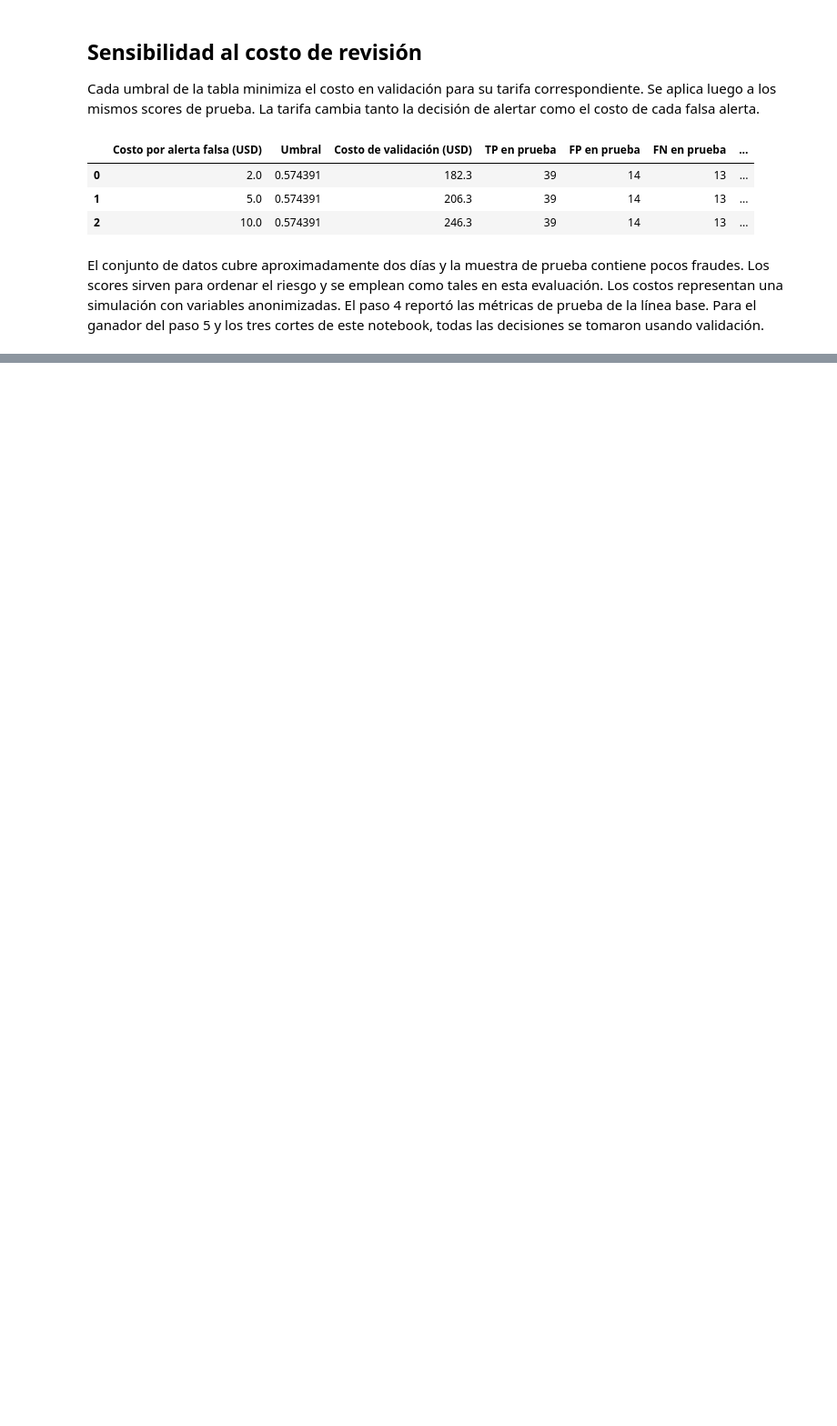
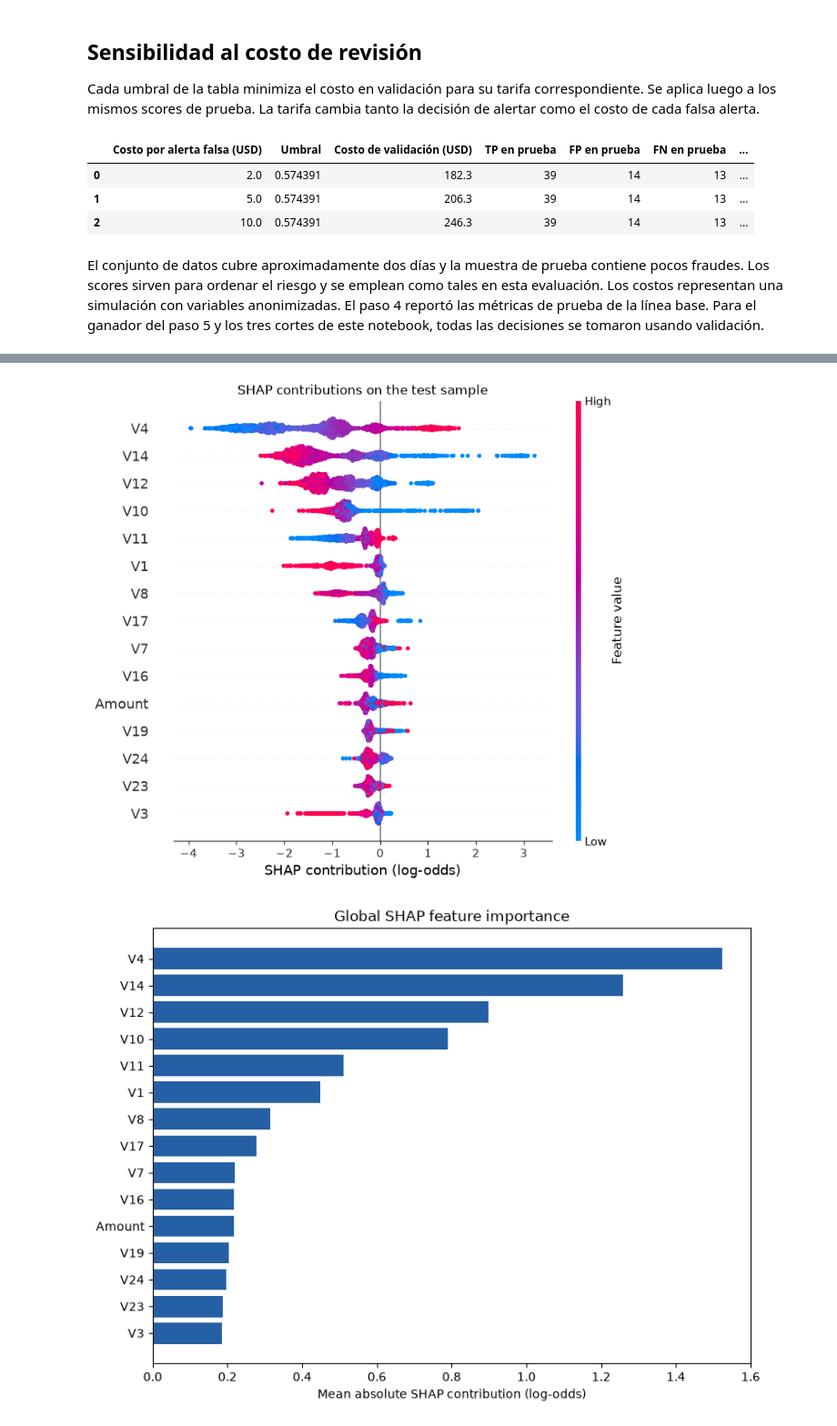
Before and after one commit to luis19vallejo02/fraud-detection, a Jupyter notebook: notebooks/04_evaluation_shap.ipynb, the cells around one changed output, grey strips where cells are left out. Shown at 91% size. Drawn from its saved outputs; the diff is of its cells as text; code cells hidden in the pictures; blank space fills up the shorter version.

Commit message:
feat: add executed SHAP explanations to the final evaluation

```diff
--- a/notebooks/04_evaluation_shap.ipynb
+++ b/notebooks/04_evaluation_shap.ipynb
@@ -267,0 +302,26 @@ El conjunto de datos cubre aproximadamente dos días y la muestra de prueba cont
+# %%
+np.random.seed(SEED)
+shap.plots.beeswarm(explanations, max_display=15, group_remaining_features=False, show=False)
+ax = plt.gca()
+ax.set(title="SHAP contributions on the test sample", xlabel="SHAP contribution (log-odds)")
+ax.figure.savefig(figure_dir / "08_shap_summary.png", dpi=150, bbox_inches="tight")
+plt.show()
+plt.close(ax.figure)
+
+mean_abs_shap = pd.Series(np.abs(explanations.values).mean(axis=0), index=feature_columns)
+top_shap = mean_abs_shap.nlargest(15).sort_values()
+fig, ax = plt.subplots(figsize=(8, 6))
+ax.barh(top_shap.index, top_shap, color="#2660a4")
+ax.set(title="Global SHAP feature importance", xlabel="Mean absolute SHAP contribution (log-odds)")
+fig.tight_layout()
+fig.savefig(figure_dir / "09_shap_bar.png", dpi=150, bbox_inches="tight")
+plt.show()
+plt.close(fig)
+
+global_leaders = mean_abs_shap.nlargest(3).index
+sample_labels = y_te.loc[X_shap.index].to_numpy()
+shap_by_class = pd.DataFrame(explanations.values, columns=feature_columns).groupby(sample_labels).median()
+display(shap_by_class.loc[:, global_leaders].rename(index={0: "Legítimas", 1: "Fraudes"}).round(4))
+# %% [output]
+[figure, added]
+[figure, added]
```
Also changed, not shown: parts of 14 cells of this notebook.
